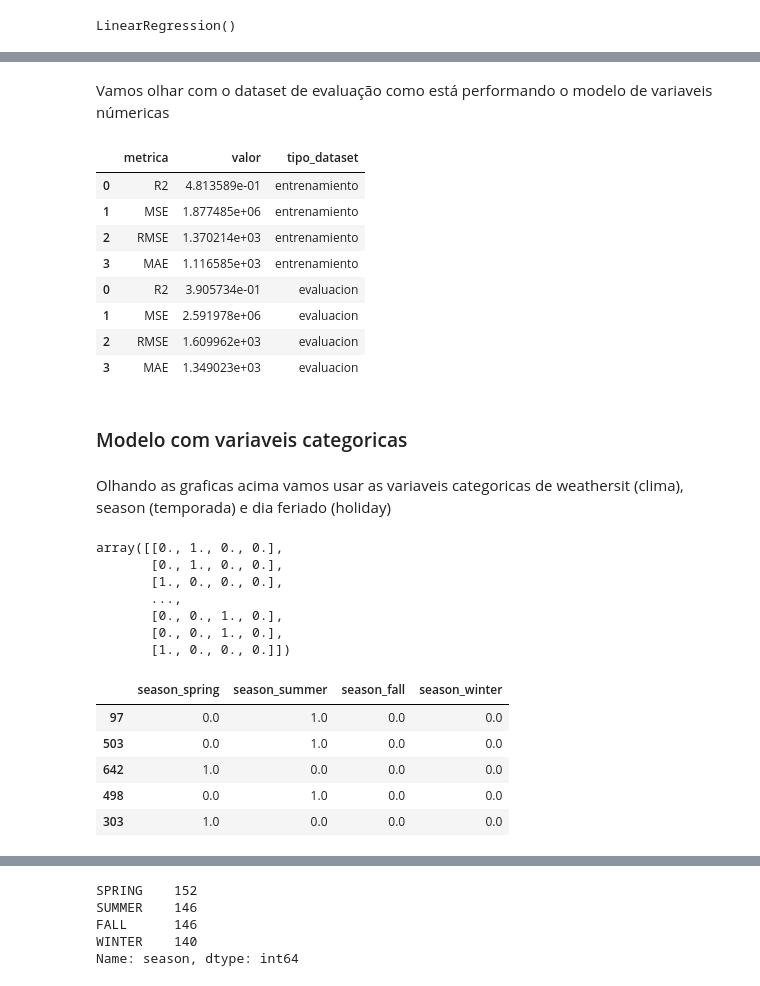
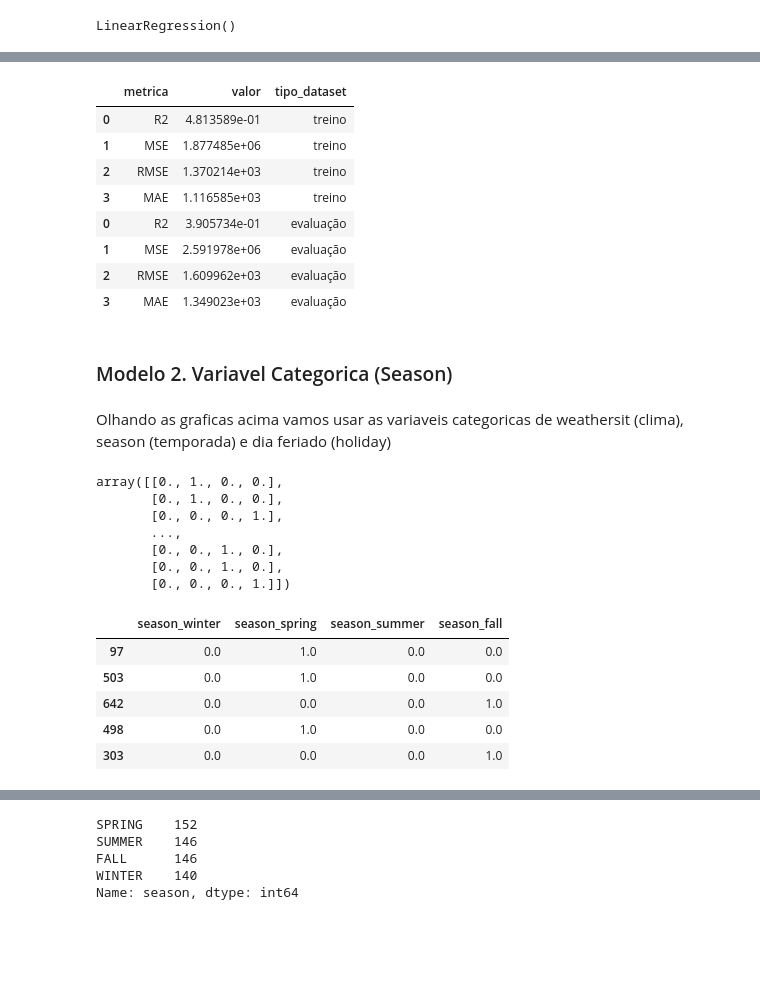
Before and after one commit to Diegorugev/modelos-interpretables, a Jupyter notebook: Linear_bike_int.ipynb, the cells around one changed output, grey strips where cells are left out. Saved outputs shown, nothing was run; the diff lists cells and outputs as text; code cells hidden in the pictures; blank space fills up the shorter version.

```diff
--- a/Linear_bike_int.ipynb
+++ b/Linear_bike_int.ipynb
@@ -295,7 +246,6 @@ Olhando as graficas acima podemos ver que algumas destas variaveis tem uma rela
 # %% [markdown]
 Primeiro vamos construir um modelo e olhar as metricas correspondentes usando sómente as variaveis numericas que sengundo vimos na matrix de correlação são as mais relacionadas com a variavel objetivo.
 # %%
-variables_exogenas = ['temp', 'hum', 'windspeed']
+variaveis_exogenas = ['temp', 'humidity', 'windspeed']
 # Construimos la matriz de X
-X_train_modelo_vnum = X_train[variables_exogenas]
-X_train_modelo_vnum.head()
+X_train_modelo_thv = X_train[variaveis_exogenas]
@@ -310,9 +253,9 @@ X_train_modelo_vnum.head()
 # Importamos o modelo linear
 from sklearn.linear_model import LinearRegression
 # Definimos uma instancia do modelo linear com scikit learn
-modelo_lineal_vnum = LinearRegression(fit_intercept=True)
+modelo_lineal_thv = LinearRegression(fit_intercept=True)
 # Realizamos o processo de estimação
-modelo_lineal_vnum.fit(X_train_modelo_vnum, y_train)
+modelo_lineal_thv.fit(X_train_modelo_thv, y_train)
 # %% [output]
 LinearRegression()
 # %%
@@ -341,5 +286,5 @@ coeficientes_modelo_vnum
 # %%
-# Importamos las métricas desde scikit-learn
+# Importamos as métricas desde scikit-learn
 from sklearn.metrics import r2_score, mean_squared_error, mean_absolute_error
 
-y_train_vnum = modelo_lineal_vnum.predict(X_train_modelo_vnum)
+y_train_thv= modelo_lineal_thv.predict(X_train_modelo_thv)
@@ -360,10 +291,12 @@ print(mean_absolute_error(y_train, y_train_vnum))
 # %%
 # definimos melhor uma função para obter as metricas
-def obtener_metricas_performance(y_verdadera, y_predicha, tipo_dataset):
-    r2 = r2_score(y_verdadera, y_predicha)
-    mse = mean_squared_error(y_verdadera, y_predicha)
-    rmse = np.sqrt(mse)
-    mae = mean_absolute_error(y_verdadera, y_predicha)
+def obter_metricas_performance(y_verdadera, y_predicha, tipo_dataset):
+    r2 = r2_score(y_verdadera, y_predicha) # Calculamos R quadrado
+    mse = mean_squared_error(y_verdadera, y_predicha) #calculamos MSE
+    rmse = np.sqrt(mse) # a raiz de MSE
+    mae = mean_absolute_error(y_verdadera, y_predicha)# calculamos MAE
     return pd.DataFrame({'metrica': ['R2', 'MSE', 'RMSE', 'MAE'],
                          'valor':[r2, mse, rmse, mae],
                          'tipo_dataset':tipo_dataset})
+
+obter_metricas_performance(y_train, y_train_thv, 'treino')
@@ -378,33 +309,31 @@ obtener_metricas_performance(y_train, y_train_vnum, 'entrenamiento')
-# %% [markdown]
-Vamos olhar com o dataset de evaluação como está performando o modelo de variaveis númericas
 # %%
 # Criamos a matrix de X_test
-X_test_vnum= X_test[['temp', 'hum', 'windspeed']]
+X_test_thv= X_test[variaveis_exogenas]
 # Predecimos los valores
-y_test_vnum =  modelo_lineal_vnum.predict(X_test_vnum)
+y_test_thv =  modelo_lineal_thv.predict(X_test_thv)
 # Obtenemos nuestro dataframe de métricas de performance
-performance_test_vnum =obtener_metricas_performance(y_test, y_test_vnum, 'evaluacion')
-performance_train_vnum =obtener_metricas_performance(y_train, y_train_vnum, 'entrenamiento')
+performance_test_thv =obter_metricas_performance(y_test, y_test_thv, 'evaluação')
+performance_train_thv =obter_metricas_performance(y_train, y_train_thv, 'treino')
 # Mostramos en conjunto las métricas para entrenamiento y evaluación
-pd.concat([performance_train_vnum, performance_test_vnum])
+pd.concat([performance_train_thv, performance_test_thv])
 # %% [output]
 |  | metrica | valor | tipo_dataset |
-| 0 | R2 | 4.813589e-01 | entrenamiento |
-| 1 | MSE | 1.877485e+06 | entrenamiento |
-| 2 | RMSE | 1.370214e+03 | entrenamiento |
-| 3 | MAE | 1.116585e+03 | entrenamiento |
-| 0 | R2 | 3.905734e-01 | evaluacion |
-| 1 | MSE | 2.591978e+06 | evaluacion |
-| 2 | RMSE | 1.609962e+03 | evaluacion |
-| 3 | MAE | 1.349023e+03 | evaluacion |
+| 0 | R2 | 4.813589e-01 | treino |
+| 1 | MSE | 1.877485e+06 | treino |
+| 2 | RMSE | 1.370214e+03 | treino |
+| 3 | MAE | 1.116585e+03 | treino |
+| 0 | R2 | 3.905734e-01 | evaluação |
+| 1 | MSE | 2.591978e+06 | evaluação |
+| 2 | RMSE | 1.609962e+03 | evaluação |
+| 3 | MAE | 1.349023e+03 | evaluação |
-# %% [markdown]
-### Modelo com variaveis categoricas
+# %% [markdown]
+### Modelo 2. Variavel Categorica (Season)
 # %% [markdown]
 Olhando as graficas acima vamos usar as variaveis categoricas de weathersit (clima), season (temporada) e dia feriado (holiday)
 # %%
 from sklearn.preprocessing import OneHotEncoder
 # Definimos a intancia do transformer
-one_hot_encoder = OneHotEncoder(categories=[['FALL', 'SPRING','SUMMER', 'WINTER']])
+one_hot_encoder = OneHotEncoder(categories=[['WINTER', 'SPRING','SUMMER', 'FALL']]) # não dropeamos a primeira para não perder a simetria da representação original
 # Realizamos el fit con los datos de entrenamiento
 one_hot_encoder.fit(X_train[['season']])
 # Accedemos a las categorias del encoder
@@ -415,21 +344,21 @@ matriz_dummies
 # %% [output]
 array([[0., 1., 0., 0.],
        [0., 1., 0., 0.],
-       [1., 0., 0., 0.],
+       [0., 0., 0., 1.],
        ...,
        [0., 0., 1., 0.],
        [0., 0., 1., 0.],
-       [1., 0., 0., 0.]])
+       [0., 0., 0., 1.]])
 # %%
-nombres_dummies = ['season_spring', 'season_summer', 'season_fall', 'season_winter']
+nombres_dummies = ['season_winter', 'season_spring', 'season_summer', 'season_fall']
 # Generamos el dataframe con las variables dummies con las matrices y columnas
 df_dummies = pd.DataFrame(matriz_dummies, columns=nombres_dummies, index=X_train.index)
 df_dummies.head()
 # %% [output]
-|  | season_spring | season_summer | season_fall | season_winter |
+|  | season_winter | season_spring | season_summer | season_fall |
 | 97 | 0.0 | 1.0 | 0.0 | 0.0 |
 | 503 | 0.0 | 1.0 | 0.0 | 0.0 |
-| 642 | 1.0 | 0.0 | 0.0 | 0.0 |
+| 642 | 0.0 | 0.0 | 0.0 | 1.0 |
 | 498 | 0.0 | 1.0 | 0.0 | 0.0 |
-| 303 | 1.0 | 0.0 | 0.0 | 0.0 |
+| 303 | 0.0 | 0.0 | 0.0 | 1.0 |
 # %%
```
Also changed, not shown: parts of 95 cells of this notebook.
